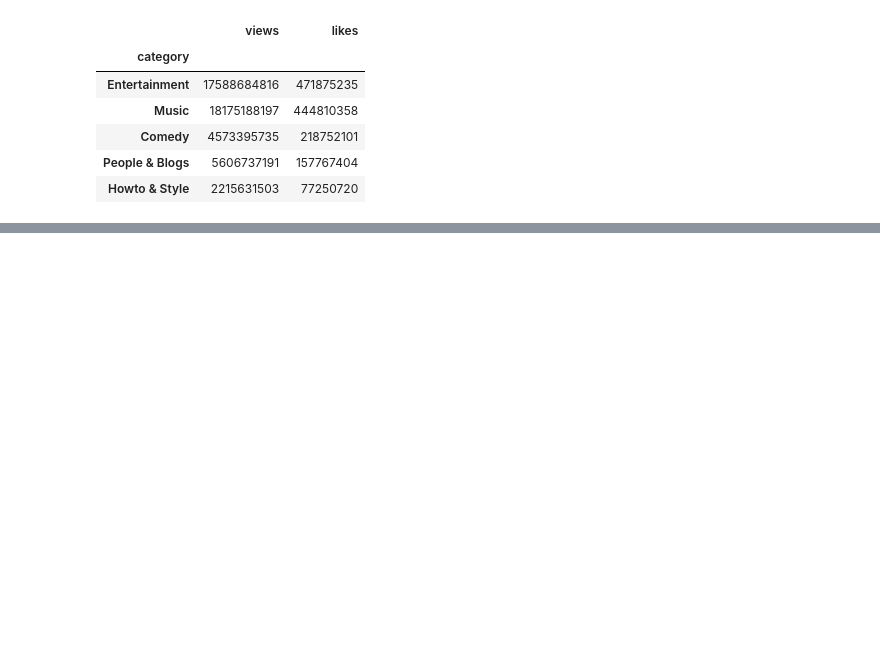
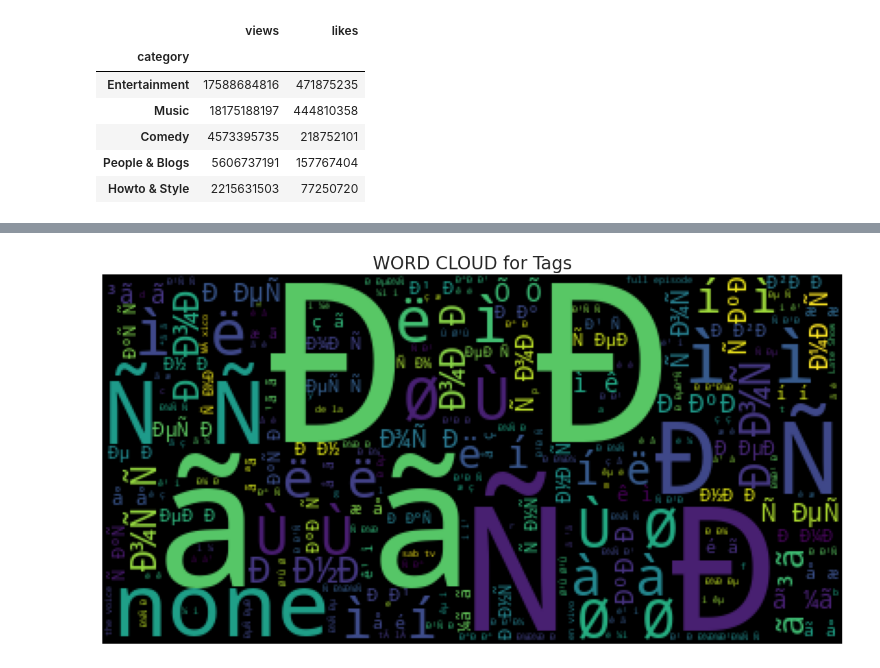
Before and after one commit to heidless-stillwater/data-cleaning, a Jupyter notebook: notebooks/clean-0.ipynb, the cells around one changed output, grey strips where cells are left out. Saved outputs shown, nothing was run; the diff lists cells and outputs as text; code cells hidden in the pictures; blank space fills up the shorter version.

```diff
--- a/notebooks/clean-0.ipynb
+++ b/notebooks/clean-0.ipynb
@@ -519,0 +544,17 @@ temp
+# %%
+plt.figure(figsize = (15, 15))
+stopwords = set(STOPWORDS)
+wordcloud = WordCloud(
+background_color = 'black',
+stopwords = stopwords,
+max_words = 1000,
+max_font_size = 120,
+random_state = 42
+).generate(str(combined_df['tags']))
+
+plt.imshow(wordcloud)
+plt.title('WORD CLOUD for Tags', fontsize = 20)
+plt.axis('off')
+plt.show()
+# %% [output]
+[figure, added]
```
Also changed, not shown: parts of 10 cells of this notebook.
